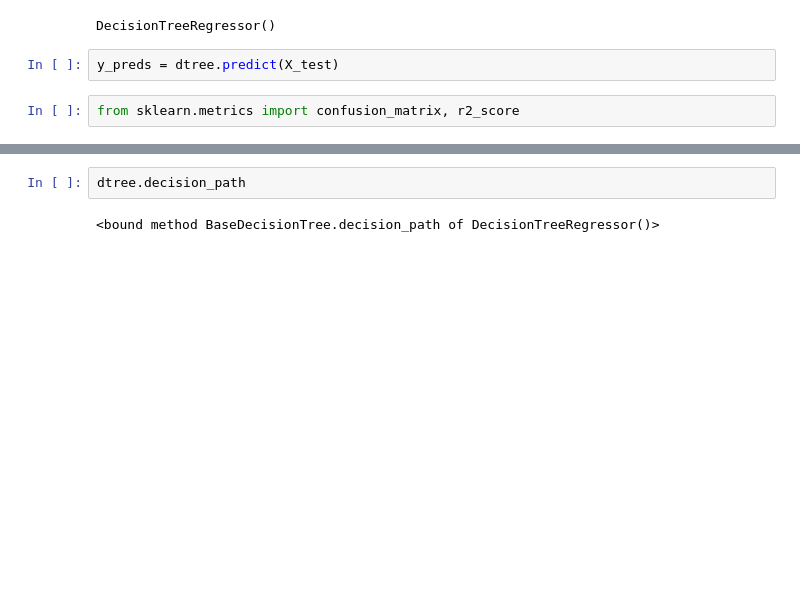
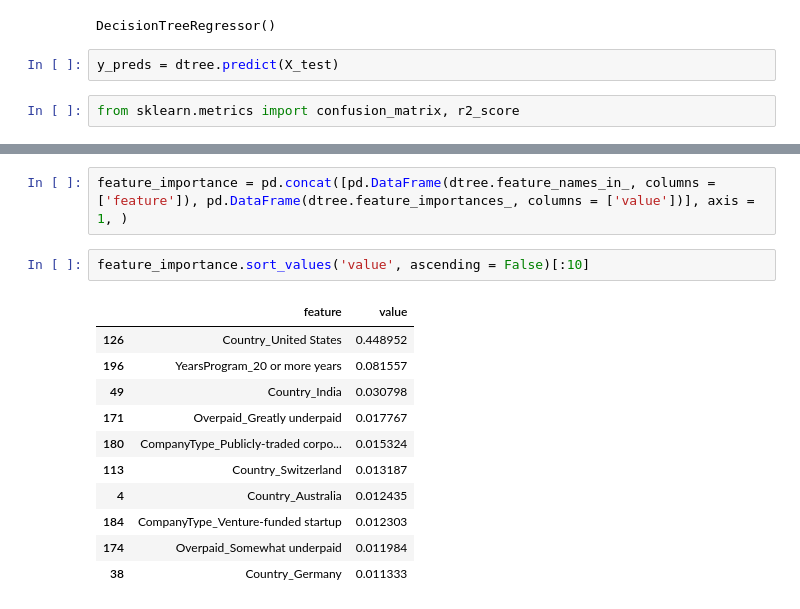
Before and after one commit to baovb/stackoverflow_survey_results, a Jupyter notebook: assignment.ipynb, the cells around one changed output, grey strips where cells are left out. Drawn from its saved outputs; the diff is of its cells as text; blank space fills up the shorter version.

```diff
--- a/assignment.ipynb
+++ b/assignment.ipynb
@@ -197,4 +185,16 @@ r2_score(y_test, y_preds)
-# %%
-dtree.decision_path
-# %% [output]
-<bound method BaseDecisionTree.decision_path of DecisionTreeRegressor()>
+# %%
+feature_importance = pd.concat([pd.DataFrame(dtree.feature_names_in_, columns = ['feature']), pd.DataFrame(dtree.feature_importances_, columns = ['value'])], axis = 1, )
+# %%
+feature_importance.sort_values('value', ascending = False)[:10]
+# %% [output]
+|  | feature | value |
+| 126 | Country_United States | 0.448952 |
+| 196 | YearsProgram_20 or more years | 0.081557 |
+| 49 | Country_India | 0.030798 |
+| 171 | Overpaid_Greatly underpaid | 0.017767 |
+| 180 | CompanyType_Publicly-traded corpo... | 0.015324 |
+| 113 | Country_Switzerland | 0.013187 |
+| 4 | Country_Australia | 0.012435 |
+| 184 | CompanyType_Venture-funded startup | 0.012303 |
+| 174 | Overpaid_Somewhat underpaid | 0.011984 |
+| 38 | Country_Germany | 0.011333 |
```
Also changed, not shown: parts of 10 cells of this notebook.
